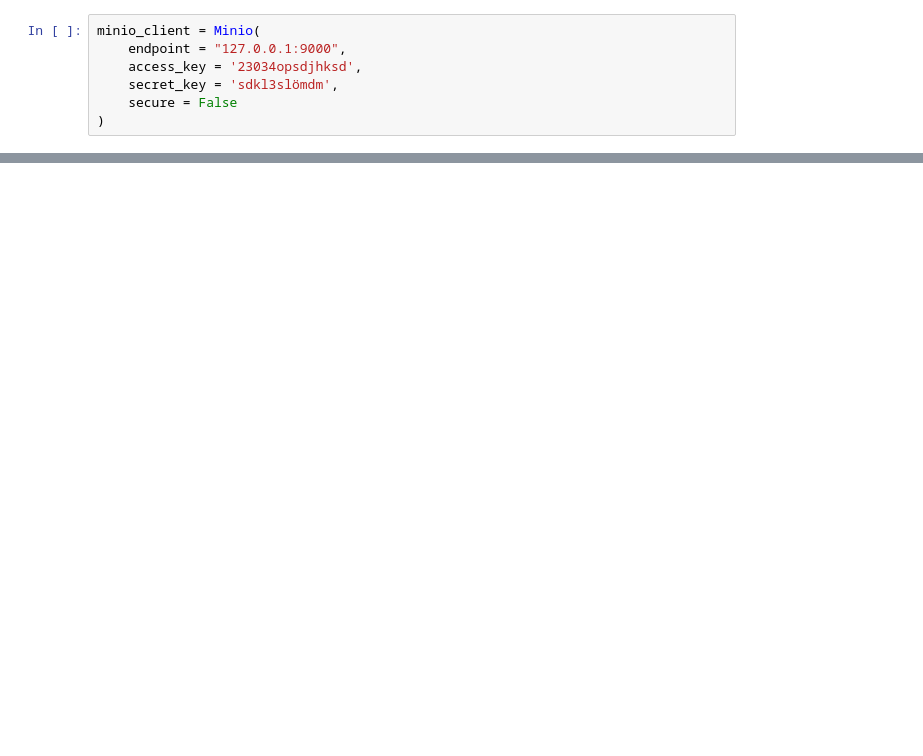
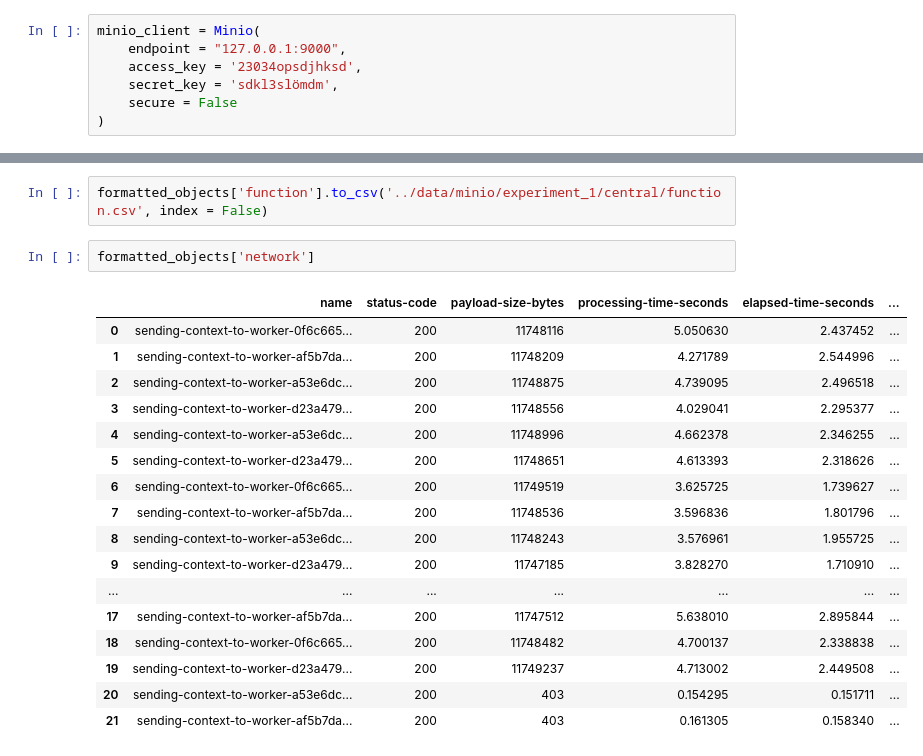
Before and after one commit to K123AsJ0k1/FFD, a Jupyter notebook: notebooks/experiments/notebooks/Research-FFD-Experiment-MinIO-Object-Parsing.ipynb, the cells around one changed output, grey strips where cells are left out. Cells and saved outputs as stored; diff of their text form; blank space fills up the shorter version.

```diff
--- a/notebooks/experiments/notebooks/Research-FFD-Experiment-MinIO-Object-Parsing.ipynb
+++ b/notebooks/experiments/notebooks/Research-FFD-Experiment-MinIO-Object-Parsing.ipynb
@@ -234,0 +675,22 @@ create_or_update_object(
+# %%
+formatted_objects['function'].to_csv('../data/minio/experiment_1/central/function.csv', index = False)
+# %%
+formatted_objects['network']
+# %% [output]
+|  | name | status-code | payload-size-bytes | processing-time-seconds | elapsed-time-seconds | ... |
+| 0 | sending-context-to-worker-0f6c665... | 200 | 11748116 | 5.050630 | 2.437452 | ... |
+| 1 | sending-context-to-worker-af5b7da... | 200 | 11748209 | 4.271789 | 2.544996 | ... |
+| 2 | sending-context-to-worker-a53e6dc... | 200 | 11748875 | 4.739095 | 2.496518 | ... |
+| 3 | sending-context-to-worker-d23a479... | 200 | 11748556 | 4.029041 | 2.295377 | ... |
+| 4 | sending-context-to-worker-a53e6dc... | 200 | 11748996 | 4.662378 | 2.346255 | ... |
+| 5 | sending-context-to-worker-d23a479... | 200 | 11748651 | 4.613393 | 2.318626 | ... |
+| 6 | sending-context-to-worker-0f6c665... | 200 | 11749519 | 3.625725 | 1.739627 | ... |
+| 7 | sending-context-to-worker-af5b7da... | 200 | 11748536 | 3.596836 | 1.801796 | ... |
+| 8 | sending-context-to-worker-a53e6dc... | 200 | 11748243 | 3.576961 | 1.955725 | ... |
+| 9 | sending-context-to-worker-d23a479... | 200 | 11747185 | 3.828270 | 1.710910 | ... |
+| ... | ... | ... | ... | ... | ... | ... |
+| 17 | sending-context-to-worker-af5b7da... | 200 | 11747512 | 5.638010 | 2.895844 | ... |
+| 18 | sending-context-to-worker-0f6c665... | 200 | 11748482 | 4.700137 | 2.338838 | ... |
+| 19 | sending-context-to-worker-d23a479... | 200 | 11749237 | 4.713002 | 2.449508 | ... |
+| 20 | sending-context-to-worker-a53e6dc... | 200 | 403 | 0.154295 | 0.151711 | ... |
+| 21 | sending-context-to-worker-af5b7da... | 200 | 403 | 0.161305 | 0.158340 | ... |
```
Also changed, not shown: parts of 77 cells of this notebook, 1 other file.
